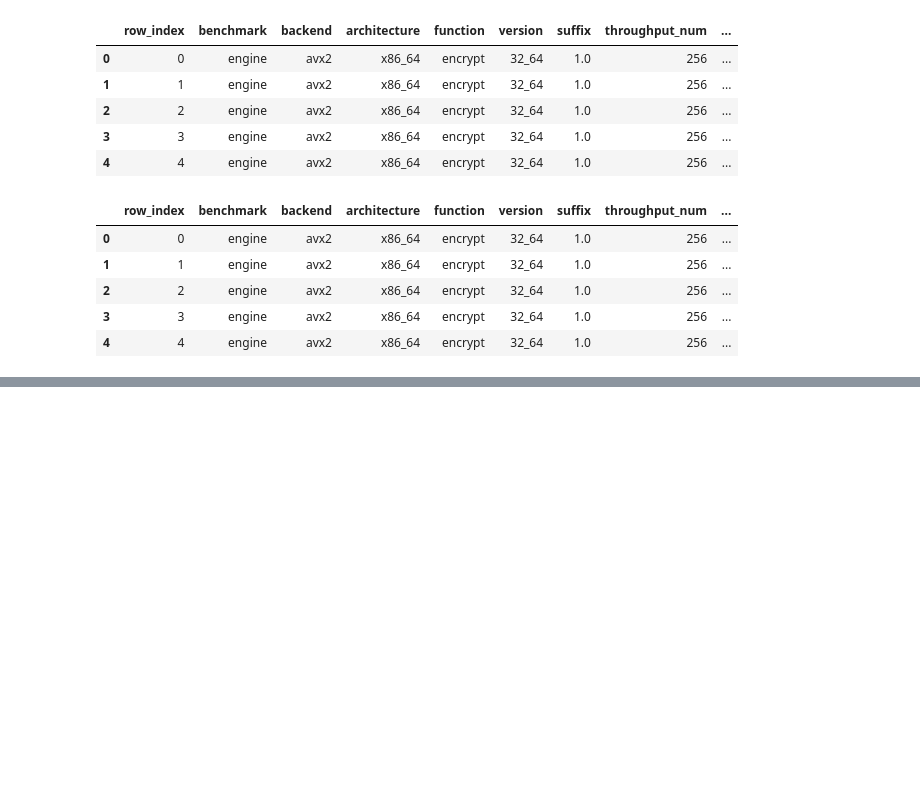
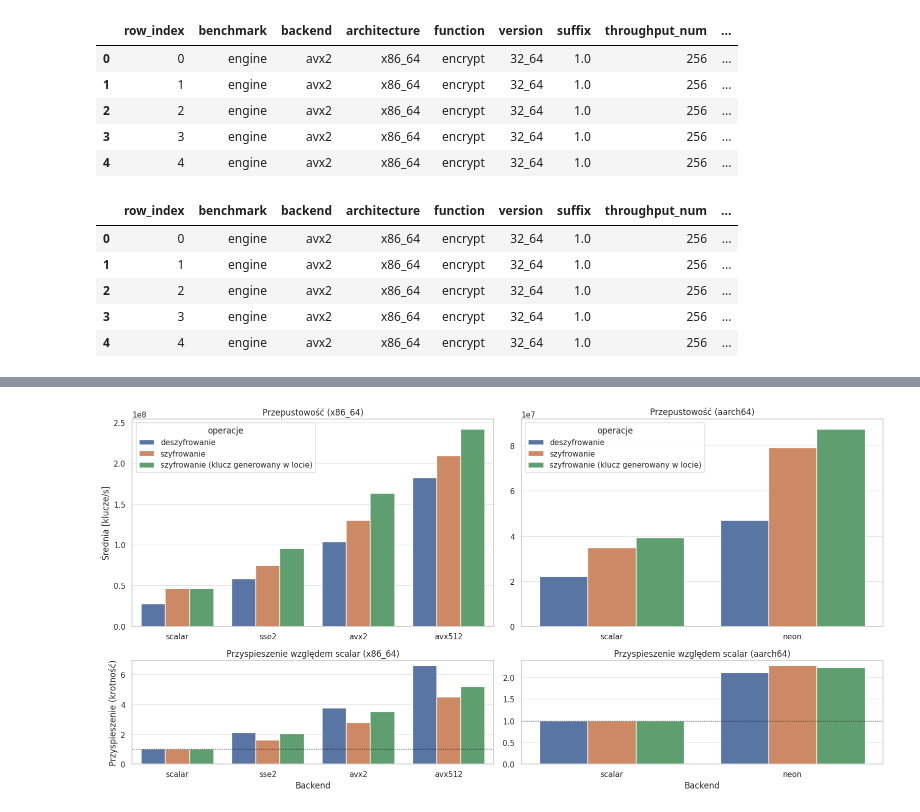
Before and after one commit to jan-chojnacki/SpeckProbe, a Jupyter notebook: analysis/notebooks/main.ipynb, the cells around one changed output, grey strips where cells are left out. Drawn from its saved outputs; the diff is of its cells as text; code cells hidden in the pictures; blank space fills up the shorter version.

```diff
--- a/analysis/notebooks/main.ipynb
+++ b/analysis/notebooks/main.ipynb
@@ -124,7 +177,13 @@ engine_backend.head()
 # %%
-engine_backend_function_mean = engine_backend.groupby(['backend', 'function'])['mean'].mean().reset_index()
-scalar_function_mean = engine_backend_function_mean[engine_backend_function_mean['backend'] == 'scalar'].set_index('function')[
-    'mean']
-engine_backend_function_mean['speedup'] = engine_backend_function_mean.apply(
-    lambda r: r['mean'] / scalar_function_mean[r['function']], axis=1)
+engine_backend_function_mean = engine_backend.groupby(['architecture', 'backend', 'function'])['mean'].mean().reset_index()
+scalar_function_mean = (
+    engine_backend_function_mean[engine_backend_function_mean['backend'] == 'scalar'][['architecture', 'function', 'mean']]
+    .rename(columns={'mean': 'scalar_mean'})
+)
+engine_backend_function_mean = engine_backend_function_mean.merge(
+    scalar_function_mean,
+    on=['architecture', 'function'],
+    how='left'
+)
+engine_backend_function_mean['speedup'] = engine_backend_function_mean['mean'] / engine_backend_function_mean['scalar_mean']
 engine_backend_function_mean
@@ -131,22 +208,31 @@ engine_backend_function_mean
 # %%
-fig, (ax1, ax2) = plt.subplots(2, 1, figsize=(9, 8), sharex=True, gridspec_kw={'height_ratios': [2, 1]})
-sns.barplot(data=engine_backend_function_mean, x='backend', y='mean', hue='function',
-            order=backend_order, ax=ax1)
-ax1.set_title('Przepustowość')
-ax1.set_ylabel('Średnia [klucze/s]')
-ax1.set_xlabel('')
-handles, labels = ax1.get_legend_handles_labels()
-labels = ['deszyfrowanie', 'szyfrowanie', 'szyfrowanie (klucz generowany w locie)']
-ax1.legend(handles, labels, title='operacje')
+fig, axes = plt.subplots(2, 2, figsize=(16, 8), gridspec_kw={'height_ratios': [2, 1]})
 
+for col, arch in enumerate(architecture_order):
+    arch_data = engine_backend_function_mean[engine_backend_function_mean['architecture'] == arch]
+    backend_order = backend_order_for_arch(engine_backend_function_mean, arch)
+    ax1 = axes[0, col]
+    ax2 = axes[1, col]
 
-sns.barplot(data=engine_backend_function_mean, x='backend', y='speedup', hue='function',
-            order=backend_order, ax=ax2)
-ax2.axhline(y=1.0, color='black', linestyle='dotted', linewidth=1)
-ax2.set_title('Przyspieszenie względem scalar')
-ax2.set_xlabel('Architektura obliczeniowa')
-ax2.set_ylabel('Przyspieszenie (krotność)')
-ax2.get_legend().remove()
+    sns.barplot(data=arch_data, x='backend', y='mean', hue='function',
+                order=backend_order, hue_order=function_order, ax=ax1)
+    ax1.set_title(f'Przepustowość ({arch})')
+    ax1.set_ylabel('Średnia [klucze/s]' if col == 0 else '')
+    ax1.set_xlabel('')
+    handles, labels = ax1.get_legend_handles_labels()
+    ax1.legend(handles, [function_labels.get(label, label) for label in labels], title='operacje')
 
+    sns.barplot(data=arch_data, x='backend', y='speedup', hue='function',
+                order=backend_order, hue_order=function_order, ax=ax2)
+    ax2.axhline(y=1.0, color='black', linestyle='dotted', linewidth=1)
+    ax2.set_title(f'Przyspieszenie względem scalar ({arch})')
+    ax2.set_xlabel('Backend')
+    ax2.set_ylabel('Przyspieszenie (krotność)' if col == 0 else '')
+    if ax2.get_legend() is not None:
+        ax2.get_legend().remove()
+
+plt.tight_layout()
 plt.show()
+# %% [output]
+[figure, added]
 # %%
```
Also changed, not shown: parts of 13 cells of this notebook, 1 other file.
